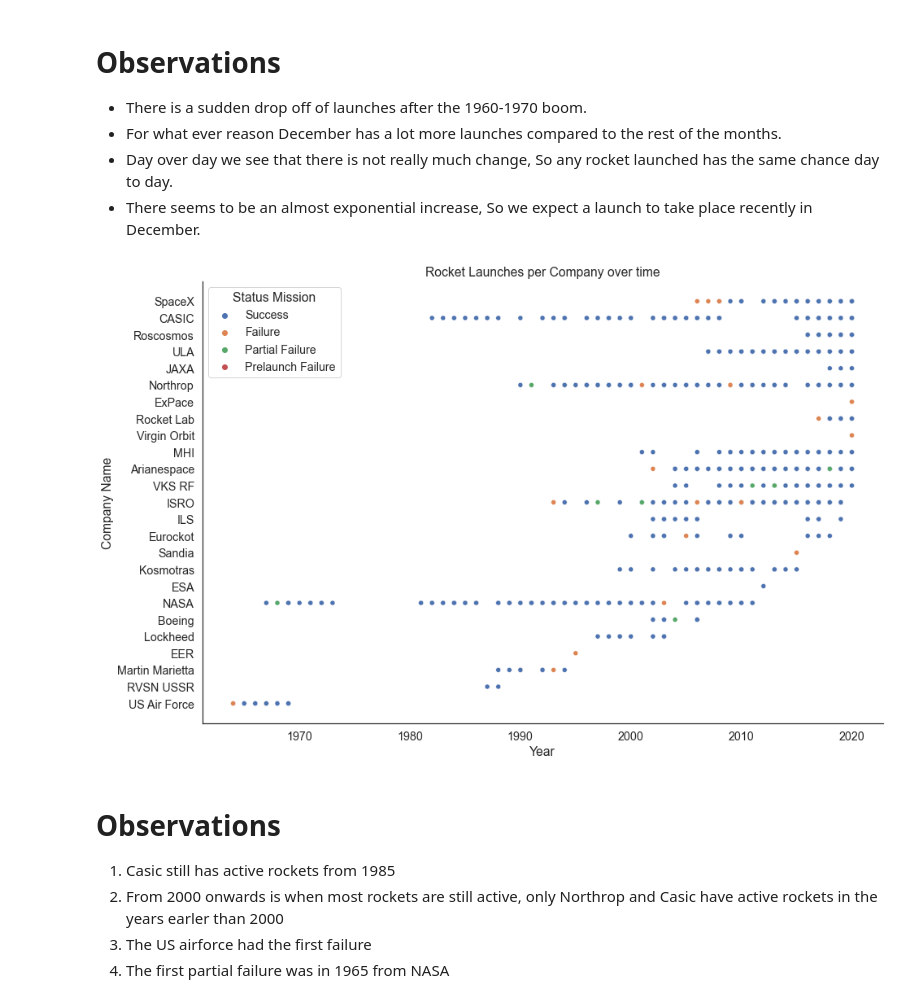
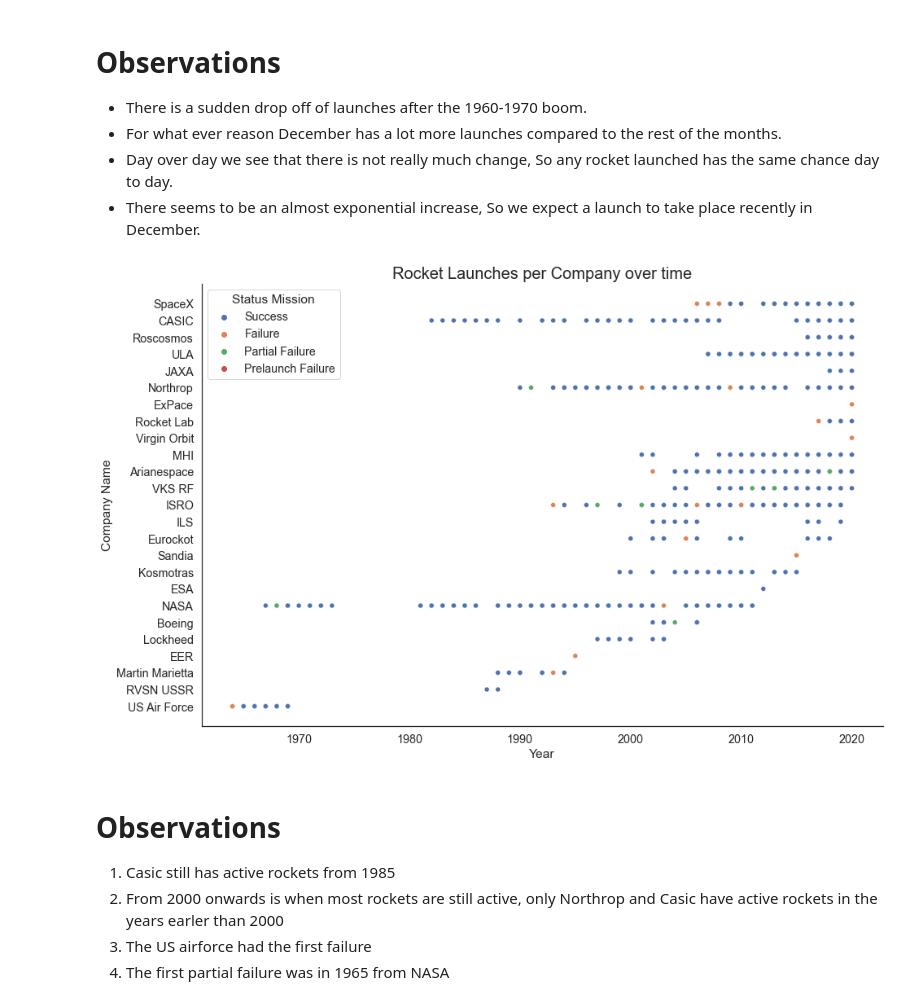
Before and after one commit to data301-2020-winter1/course-project-group_6017, a Jupyter notebook: analysis/submitted/Task 5 Research Question.ipynb, the cells around one changed output. Drawn from its saved outputs; the diff is of its cells as text; code cells hidden in the pictures.

```diff
--- a/analysis/submitted/Task 5 Research Question.ipynb
+++ b/analysis/submitted/Task 5 Research Question.ipynb
@@ -172,13 +176,13 @@ sns.pairplot(df)
 # %%
 sns.set_theme(style="white",font_scale=1.3)
 fig, ax=plt.subplots(figsize=(15,10))
 ax = sns.scatterplot(x='Year', y='Company Name', hue='Status Mission', data=df)
 sns.despine()
-plt.title('Rocket Launches per Company over time')
+plt.title('Rocket Launches per Company over time', fontsize=20)
 ax.set(xlabel='Year', ylabel='Company Name')
 plt.show()
 # %% [output]
-[figure, old version]
+[figure, new version]
 # %% [markdown]
 # Observations
 1. Casic still has active rockets from 1985
```
Also changed, not shown: parts of 3 cells of this notebook, 1 other file.
